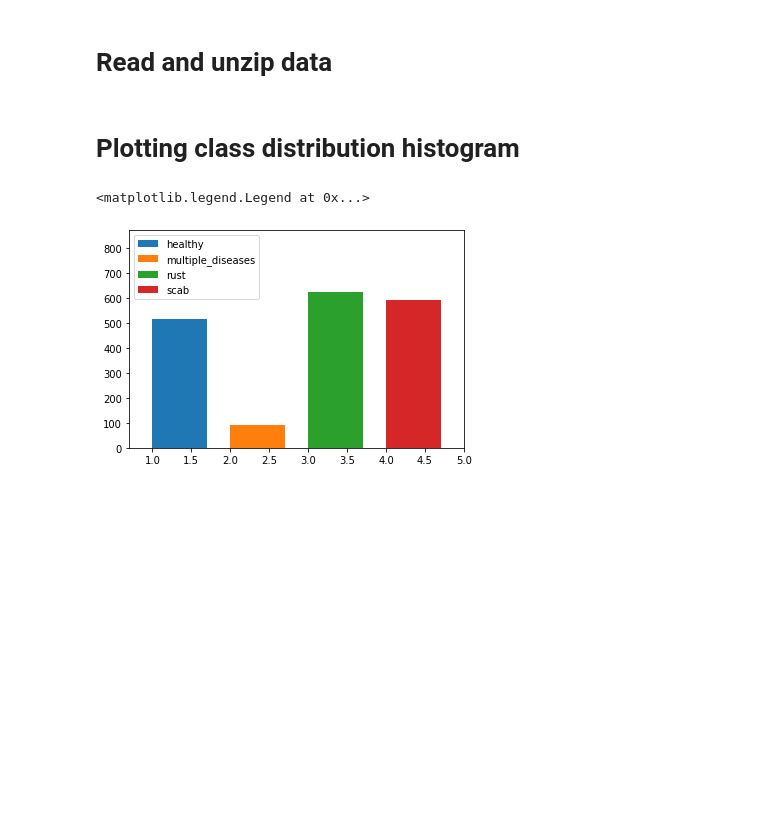
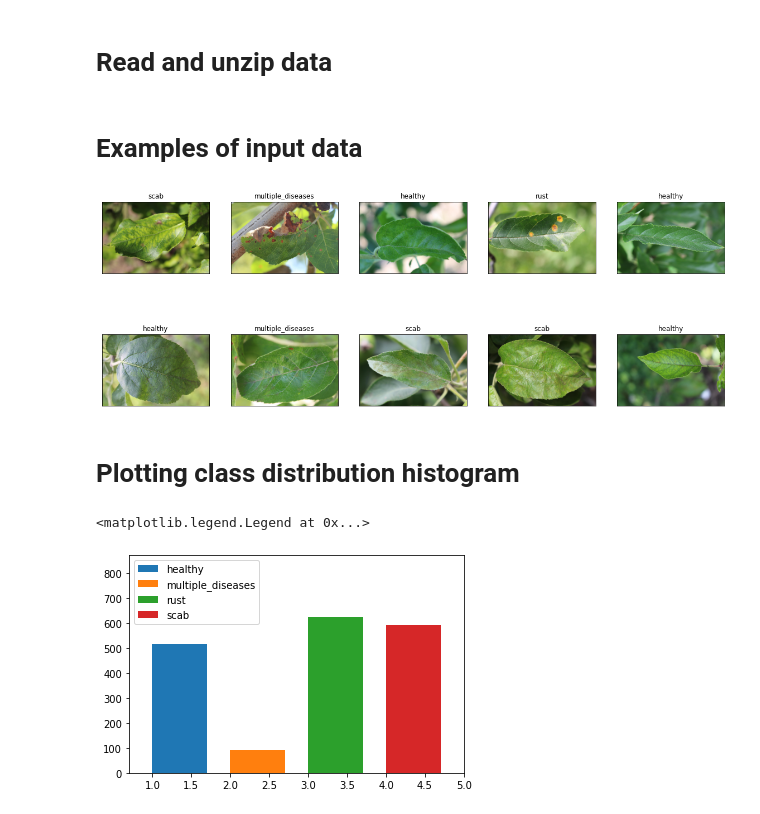
Before and after one commit to ArtemAvanesov/Roonyx-Labs, a Jupyter notebook: 5_colab.ipynb, the cells around one changed output. Drawn from its saved outputs; the diff is of its cells as text; code cells hidden in the pictures; blank space fills up the shorter version.

```diff
--- a/5_colab.ipynb
+++ b/5_colab.ipynb
@@ -12,3 +31,31 @@ unzip_path = base_dir + '/dataset'
+# %% [markdown]
+# Examples of input data
+# %%
+leafs = pd.read_csv(unzip_path+'/plant-pathology-2020-fgvc7/train.csv')
+y = np.array(leafs.drop(["image_id"], axis=1).values)
+
+example_images = []
+labels_example_images = []
+
+for i in range(0,10,1):
+  img = cv2.imread("/content/drive/My Drive/Colab/Roonyx/work_5/dataset/plant-pathology-2020-fgvc7/images/Train_{}.jpg".format(i))
+  example_images.append(img)
+  if y[i][0]==1:
+    labels_example_images.append("healthy")
+  elif y[i][1]==1:
+    labels_example_images.append("multiple_diseases")
+  elif y[i][2]==1:
+    labels_example_images.append("rust")
+  elif y[i][3]==1:
+    labels_example_images.append("scab")
+
+fix,axes = plt.subplots(2,5, figsize=(20,8), subplot_kw={'xticks':(),'yticks':()})
+for name, image, ax in zip(labels_example_images, example_images, axes.ravel()):
+    image = cv2.cvtColor(image, cv2.COLOR_BGR2RGB)
+    ax.imshow(image, cmap=plt.cm.binary)
+    ax.set_title(name)
+# %% [output]
+[figure, added]
 # %% [markdown]
 # Plotting class distribution histogram
 # %%
```
Also changed, not shown: parts of 25 cells of this notebook.
